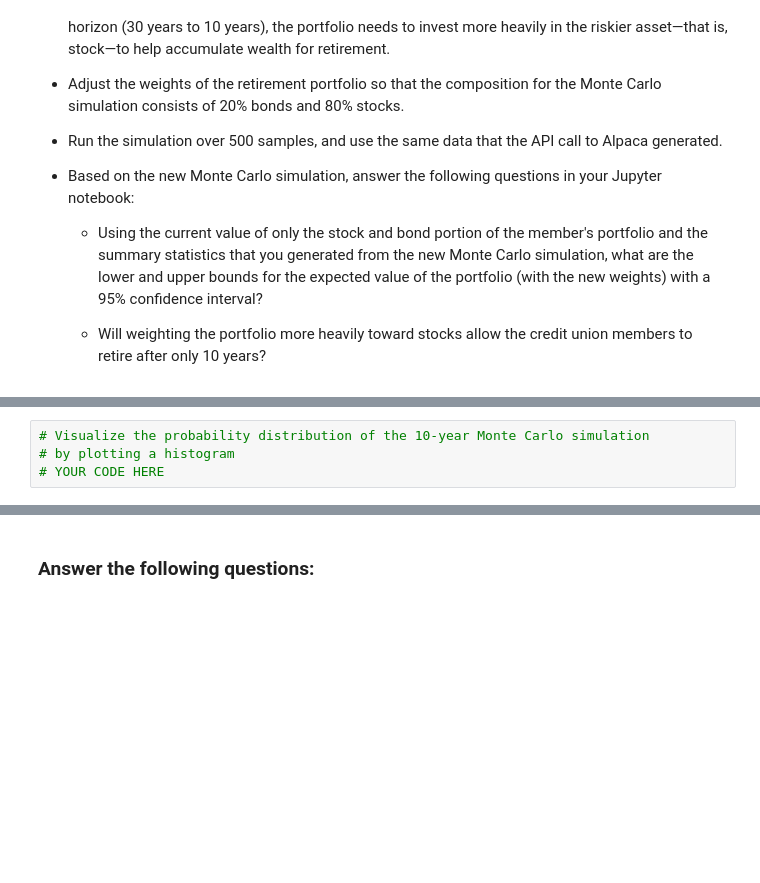
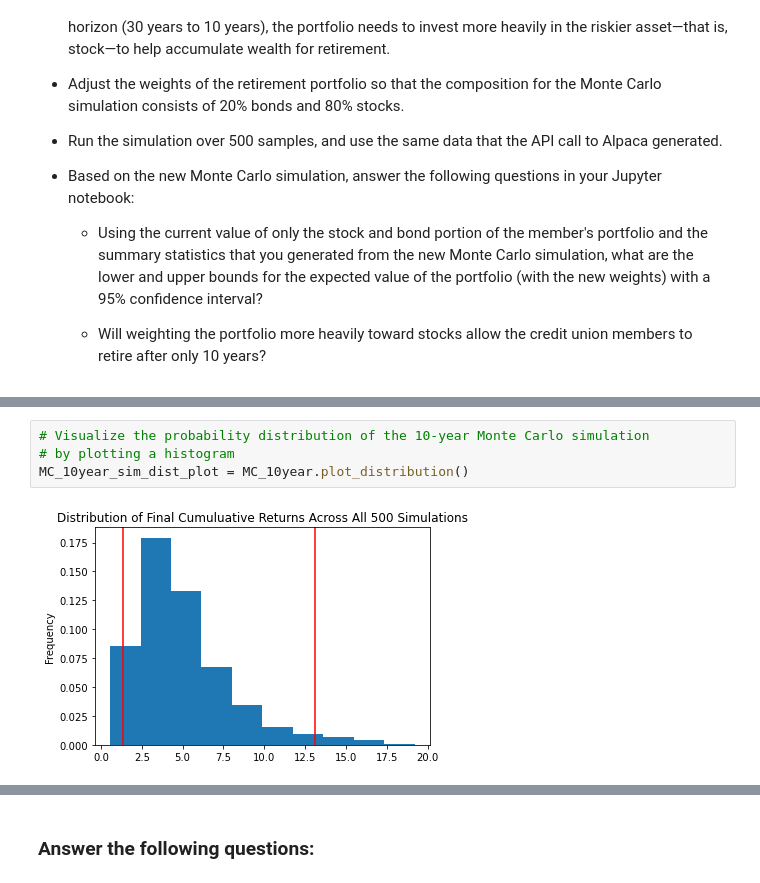
Before and after one commit to davidlp94/05_DLP_Financial_Planning_Tools, a Jupyter notebook: financial_planning_tools.ipynb, the cells around one changed output, grey strips where cells are left out. Drawn from its saved outputs; the diff is of its cells as text; blank space fills up the shorter version.

```diff
--- a/financial_planning_tools.ipynb
+++ b/financial_planning_tools.ipynb
@@ -657,7 +725,9 @@ For this new Monte Carlo simulation, do the following:
 # %%
 # Visualize the probability distribution of the 10-year Monte Carlo simulation
 # by plotting a histogram
-# YOUR CODE HERE
+MC_10year_sim_dist_plot = MC_10year.plot_distribution()
+# %% [output]
+[figure, added]
 # %%
 # Generate summary statistics from the 10-year Monte Carlo simulation results
 # Save the results as a variable
```
Also changed, not shown: parts of 29 cells of this notebook.
